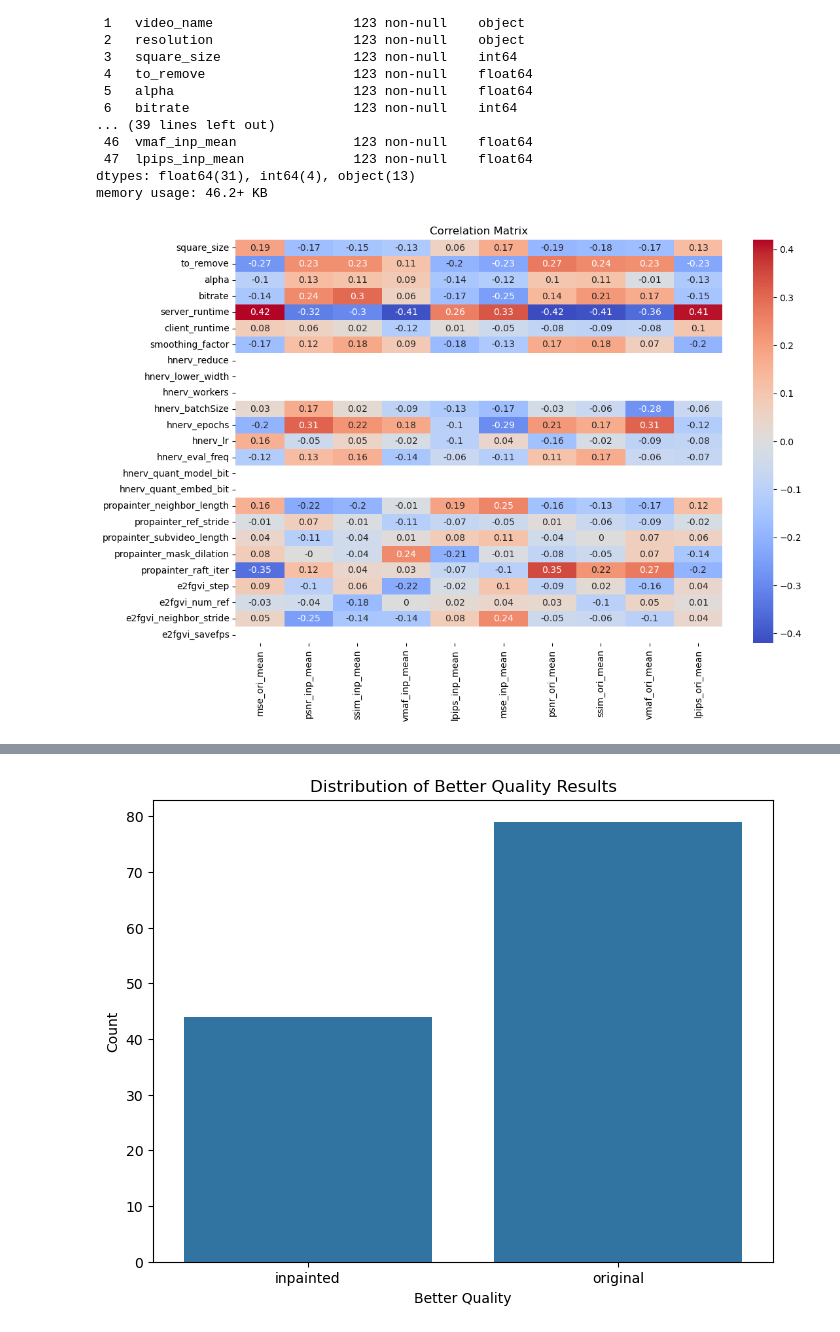
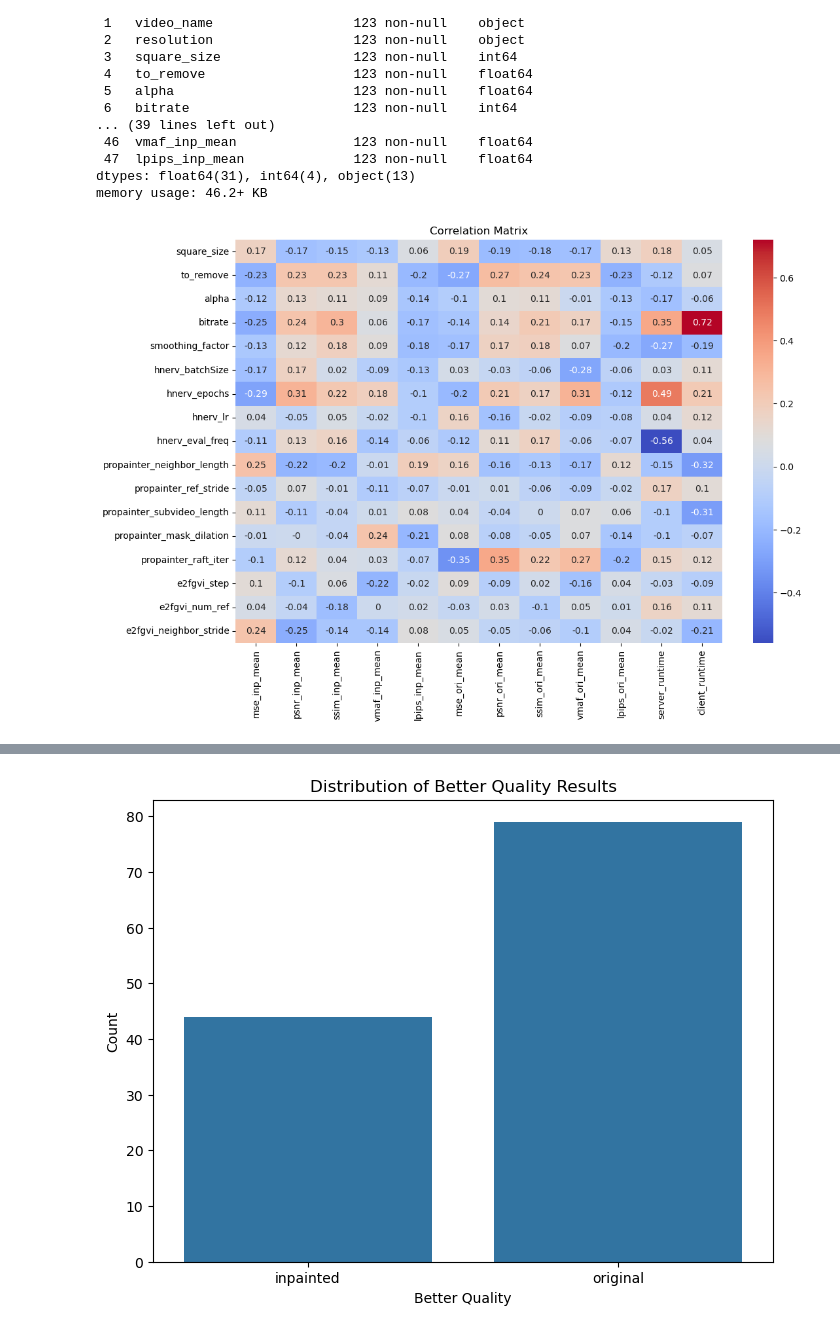
Before and after one commit to emanuele-artioli/elvis, a Jupyter notebook: show_results.ipynb, the cells around one changed output, grey strips where cells are left out. Saved outputs shown, nothing was run; the diff lists cells and outputs as text; code cells hidden in the pictures.

```diff
--- a/show_results.ipynb
+++ b/show_results.ipynb
@@ -33,29 +33,32 @@ memory usage: 46.2+ KB
 # %%
 # Define the list of known quality metrics
 quality_metrics = [
-    'mse_ori_mean', 'psnr_inp_mean', 'ssim_inp_mean', 'vmaf_inp_mean', 'lpips_inp_mean',
-    'mse_inp_mean', 'psnr_ori_mean', 'ssim_ori_mean', 'vmaf_ori_mean', 'lpips_ori_mean',
+    'mse_inp_mean', 'psnr_inp_mean', 'ssim_inp_mean', 'vmaf_inp_mean', 'lpips_inp_mean',
+    'mse_ori_mean', 'psnr_ori_mean', 'ssim_ori_mean', 'vmaf_ori_mean', 'lpips_ori_mean',
+    'server_runtime', 'client_runtime',
 ]
 
 # Identify parameters by excluding quality metrics and any non-numeric columns
 parameters = [col for col in df.columns if col not in quality_metrics and pd.api.types.is_numeric_dtype(df[col])]
+
 
 # Filter the data to keep only the relevant columns for correlation
 relevant_data = df[parameters + quality_metrics]
 
 # Correlation matrix to see how parameters are related
 correlation_matrix = df.corr('spearman', numeric_only=True)
 
 # Extract correlations between parameters and quality metrics
 correlations_with_quality = correlation_matrix.loc[parameters, quality_metrics]
+correlations_with_quality = correlations_with_quality.dropna()
 
 # Visualize the correlation matrix
 plt.figure(figsize=(12, 8))
 sns.heatmap(np.round(correlations_with_quality, 2), annot=True, cmap='coolwarm')
 plt.title('Correlation Matrix')
 plt.show()
 # %% [output]
-[figure, old version]
+[figure, new version]
 # %%
 def filter_data(data, plot=False, **conditions):
     """
```
Also changed, not shown: parts of 4 cells of this notebook, 1 other file.
